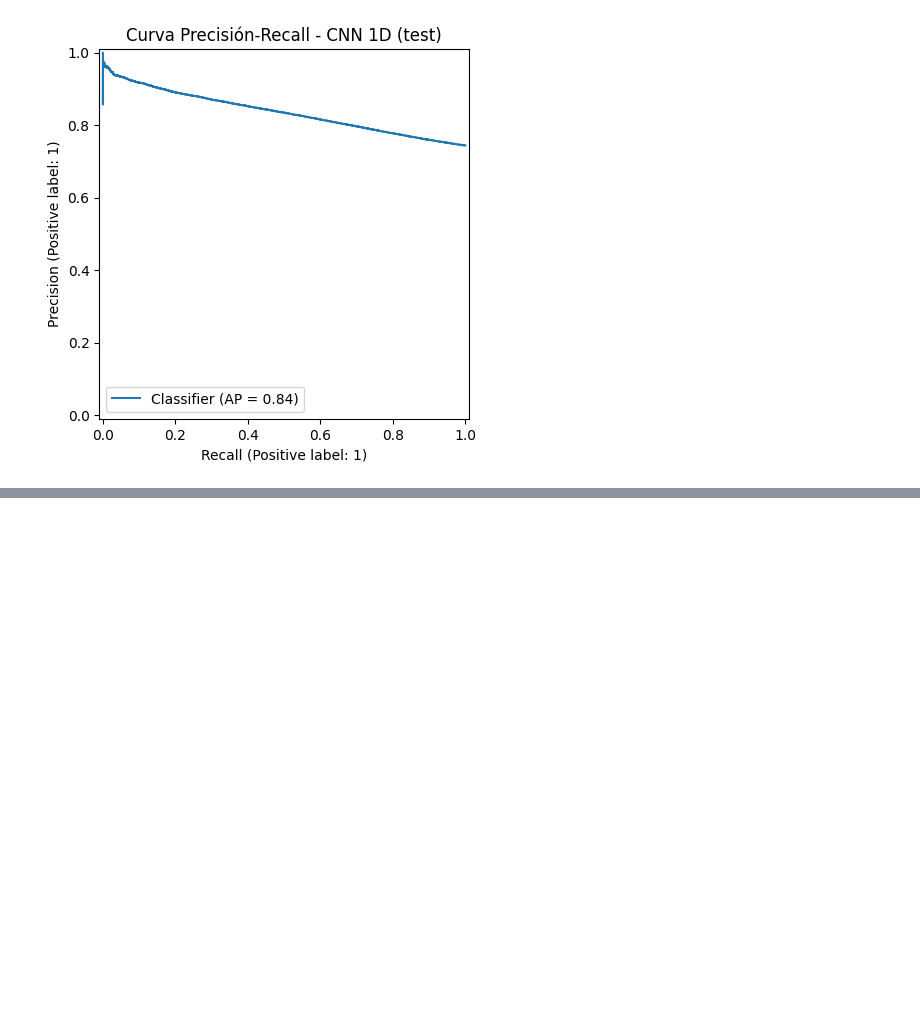
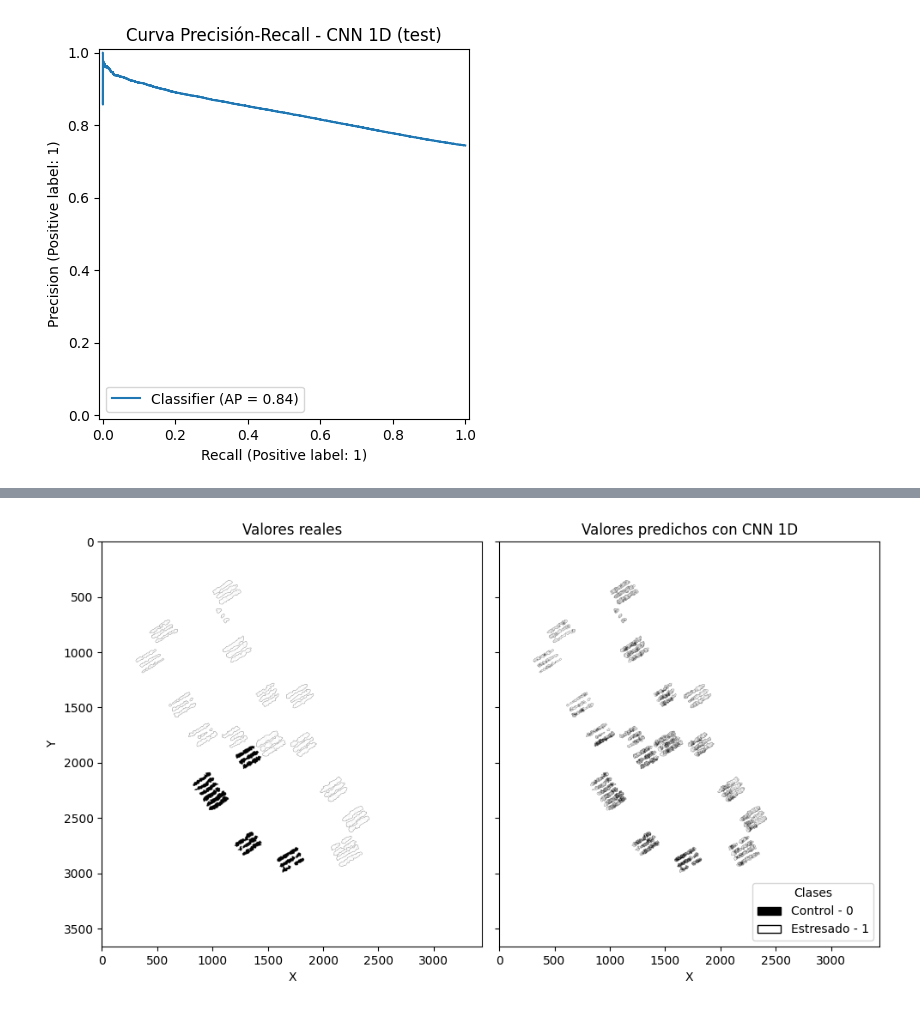
Before and after one commit to johnma96/thesis, a Jupyter notebook: notebooks/304-jmmz-dl-binary-modeling.ipynb, the cells around one changed output, grey strips where cells are left out. Saved outputs shown, nothing was run; the diff lists cells and outputs as text; code cells hidden in the pictures; blank space fills up the shorter version.

```diff
--- a/notebooks/304-jmmz-dl-binary-modeling.ipynb
+++ b/notebooks/304-jmmz-dl-binary-modeling.ipynb
@@ -1956,0 +2303,5 @@ torch.save(checkpoint_info, base_joblib_path + f"{name}_metadata.pt")
+# %%
+H, W = labels_bin.shape  # (3660, 3438)
+# %%
+labels_bin_pred = data_pred[63].values.reshape(H,W)
+labels_bin_pred
@@ -1956,0 +2316,3 @@ torch.save(checkpoint_info, base_joblib_path + f"{name}_metadata.pt")
+# %%
+labels_pred_test = np.where(split_id == 3, labels_bin_pred, np.nan)
+labels_pred_test
@@ -1956,0 +2327,28 @@ torch.save(checkpoint_info, base_joblib_path + f"{name}_metadata.pt")
+# %%
+fig, ax = plt.subplots(1, 2, figsize=(10, 8), sharey=True)
+ax = ax.flatten()
+ax[0].imshow(labels_test, cmap="gray", extent=extent, origin="upper")
+ax[1].imshow(labels_pred_test, cmap="gray", extent=extent, origin="upper")
+
+# Overlay etiquetas con transparencia
+classes = {
+    0: "Control - 0",
+    1: "Estresado - 1",
+}
+colors = ["#000000", "#FFFFFF"]  # Colores para cada clase
+cmap_labels = ListedColormap(colors)
+
+# --- Crear leyenda ---
+legend_elements = [Patch(facecolor=colors[i], edgecolor='black', label=classes[i]) for i in classes]
+
+ax[1].legend(handles=legend_elements, title="Clases", loc="lower right")
+
+ax[1].set_title("Valores predichos con CNN 1D")
+ax[0].set_title("Valores reales")
+ax[0].set_xlabel("X")
+ax[1].set_xlabel("X")
+ax[0].set_ylabel("Y")
+fig.tight_layout()
+plt.show()
+# %% [output]
+[figure, added]
```
Also changed, not shown: parts of 36 cells of this notebook.
